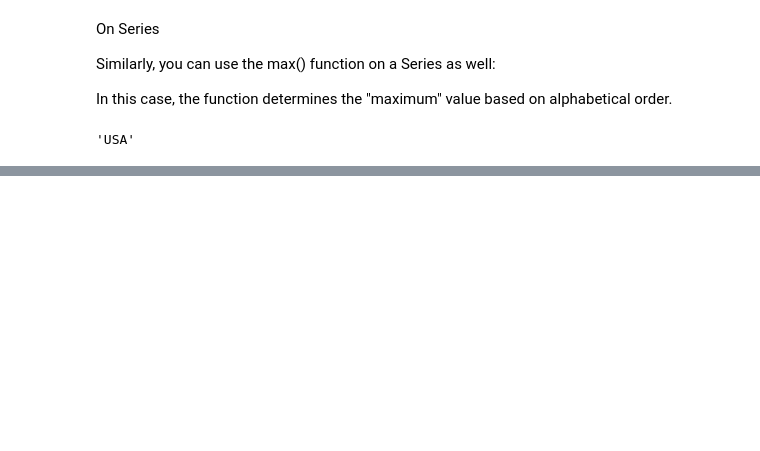
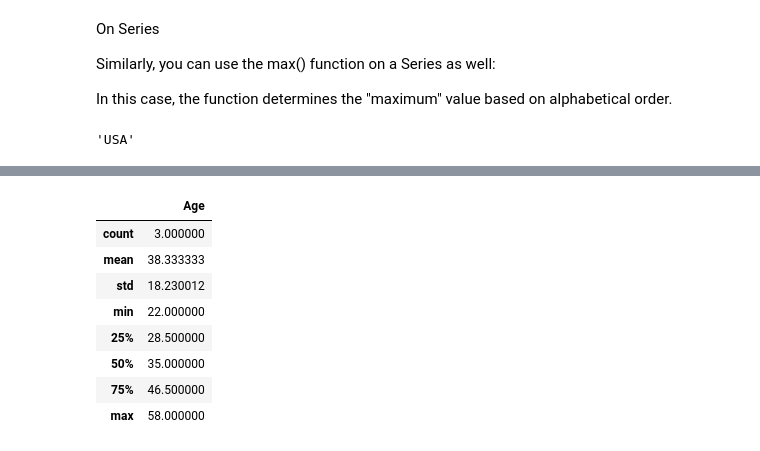
Before and after one commit to BabakDavarmanesh/Learning_Pandas, a Jupyter notebook: Learning_Pandas.ipynb, the cells around one changed output, grey strips where cells are left out. Drawn from its saved outputs; the diff is of its cells as text; code cells hidden in the pictures; blank space fills up the shorter version.

Commit message:
Explain .describe()

```diff
--- a/Learning_Pandas.ipynb
+++ b/Learning_Pandas.ipynb
@@ -114,0 +138,12 @@ MyCol.max()
+# %%
+df.describe()
+# %% [output]
+|  | Age |
+| count | 3.000000 |
+| mean | 38.333333 |
+| std | 18.230012 |
+| min | 22.000000 |
+| 25% | 28.500000 |
+| 50% | 35.000000 |
+| 75% | 46.500000 |
+| max | 58.000000 |
```
Also changed, not shown: parts of 7 cells of this notebook.
